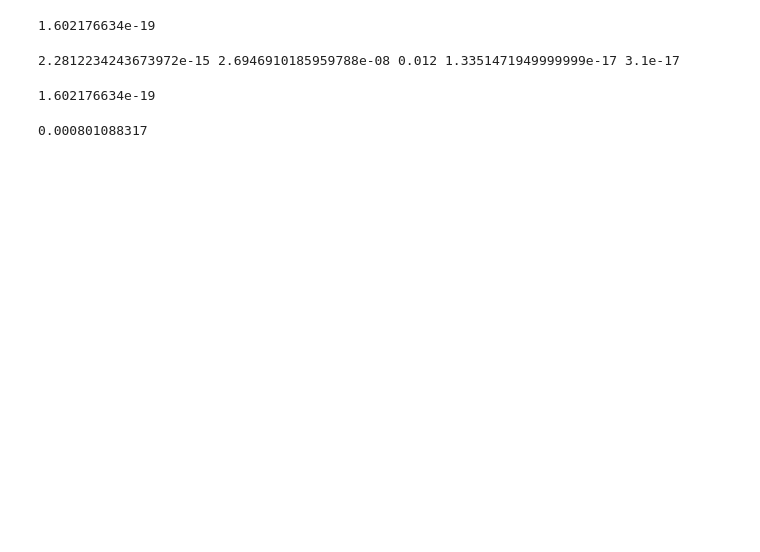
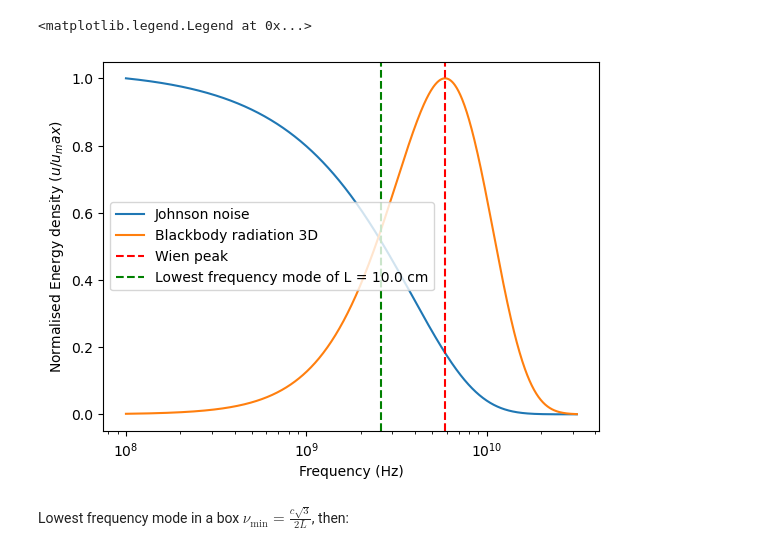
Before and after one commit to jpdehollain/presentations, a Jupyter notebook: sandbox.ipynb, the cells around one changed output. Drawn from its saved outputs; the diff is of its cells as text; code cells hidden in the pictures; blank space fills up the shorter version.

Commit message:
blackbody vs johnson

```diff
--- a/sandbox.ipynb
+++ b/sandbox.ipynb
@@ -29,51 +1,27 @@ ModuleNotFoundError: No module named 'xarray'
-# %%
-def add_extracted_parameters_to_datset(dataset, )
-# %% [output]
-1.602176634e-19
-# %%
-import xarray as xr
-import numpy as np
-
-# Initialize an empty dataset
-dataset = xr.Dataset()
-
-# Function to add new data to the dataset
-def add_data_to_dataset(dataset, device, guid, new_params):
-    # Create new DataArrays for the new data
-    new_data = {
-        'param1': xr.DataArray([new_params.get('param1', np.nan)], dims=['device', 'guid'], coords={'device': [device], 'guid': [guid]}),
-        'param2': xr.DataArray([new_params.get('param2', np.nan)], dims=['device', 'guid'], coords={'device': [device], 'guid': [guid]}),
-        'param3': xr.DataArray([new_params.get('param3', np.nan)], dims=['device', 'guid'], coords={'device': [device], 'guid': [guid]}),
-        'param4': xr.DataArray([new_params.get('param4', np.nan)], dims=['device', 'guid'], coords={'device': [device], 'guid': [guid]}),
-        'param5': xr.DataArray([new_params.get('param5', np.nan)], dims=['device', 'guid'], coords={'device': [device], 'guid': [guid]})
-    }
-
-    # Concatenate the new data with the existing dataset
-    for param, data_array in new_data.items():
-        if param in dataset:
-            dataset[param] = xr.concat([dataset[param], data_array], dim='device')
-        else:
-            dataset[param] = data_array
-
-    return dataset
-
-# Example of adding new data to the dataset
-new_params_device1_guid1 = {'param1': 1.0, 'param2': 0.5, 'param4': 0.3}
-dataset = add_data_to_dataset(dataset, 'device1', 'guid1', new_params_device1_guid1)
-
-new_params_device2_guid3 = {'param1': 1.1, 'param3': 1.2, 'param5': 1.1}
-dataset = add_data_to_dataset(dataset, 'device2', 'guid3', new_params_device2_guid3)
-
-# Adding another device and guid
-new_params_device3_guid4 = {'param1': 2.0, 'param2': 1.5, 'param3': 1.8, 'param4': 1.3, 'param5': 1.7}
-dataset = add_data_to_dataset(dataset, 'device3', 'guid4', new_params_device3_guid4)
-# %% [output]
-2.2812234243673972e-15 2.6946910185959788e-08 0.012 1.3351471949999999e-17 3.1e-17
-# %%
-e
-# %% [output]
-1.602176634e-19
-# %%
-e / 200e-18
-# %% [output]
-0.000801088317
+# %%
+from scipy.constants import k, h, e, c
+import numpy as np
+import matplotlib.pyplot as plt
+
+def energy_density_1D(f, T):
+    u = f / (np.exp(h* f / (k * T)) - 1)
+    return u / np.max(u)
+def energy_density_3D(f, T):
+    u = f**3 / (np.exp(h * f / (k * T)) - 1)
+    return u / np.max(u)
+
+T = 0.1
+L = 0.1
+f = np.logspace(8, 10.5, 1000)  # Frequency range from 1 THz to 1 PHz
+plt.semilogx(f, energy_density_1D(f, T), label='Johnson noise')
+plt.semilogx(f, energy_density_3D(f, T), label='Blackbody radiation 3D')
+plt.axvline(c * T / 5.099e-3, color='r', linestyle='--', label='Wien peak')
+plt.axvline(c * np.sqrt(3) / (2 * L), color='g', linestyle='--', label=f'Lowest frequency mode of L = {L*100} cm')
+plt.xlabel('Frequency (Hz)')
+plt.ylabel('Normalised Energy density ($u / u_max$)')
+plt.legend()
+# %% [output]
+<matplotlib.legend.Legend at 0x...>
+[figure, added]
+# %% [markdown]
+Lowest frequency mode in a box $\nu_\textrm{min} = \frac{c \sqrt{3}}{2 L}$, then:
```
Also changed, not shown: parts of 6 cells of this notebook, 1 other file.
